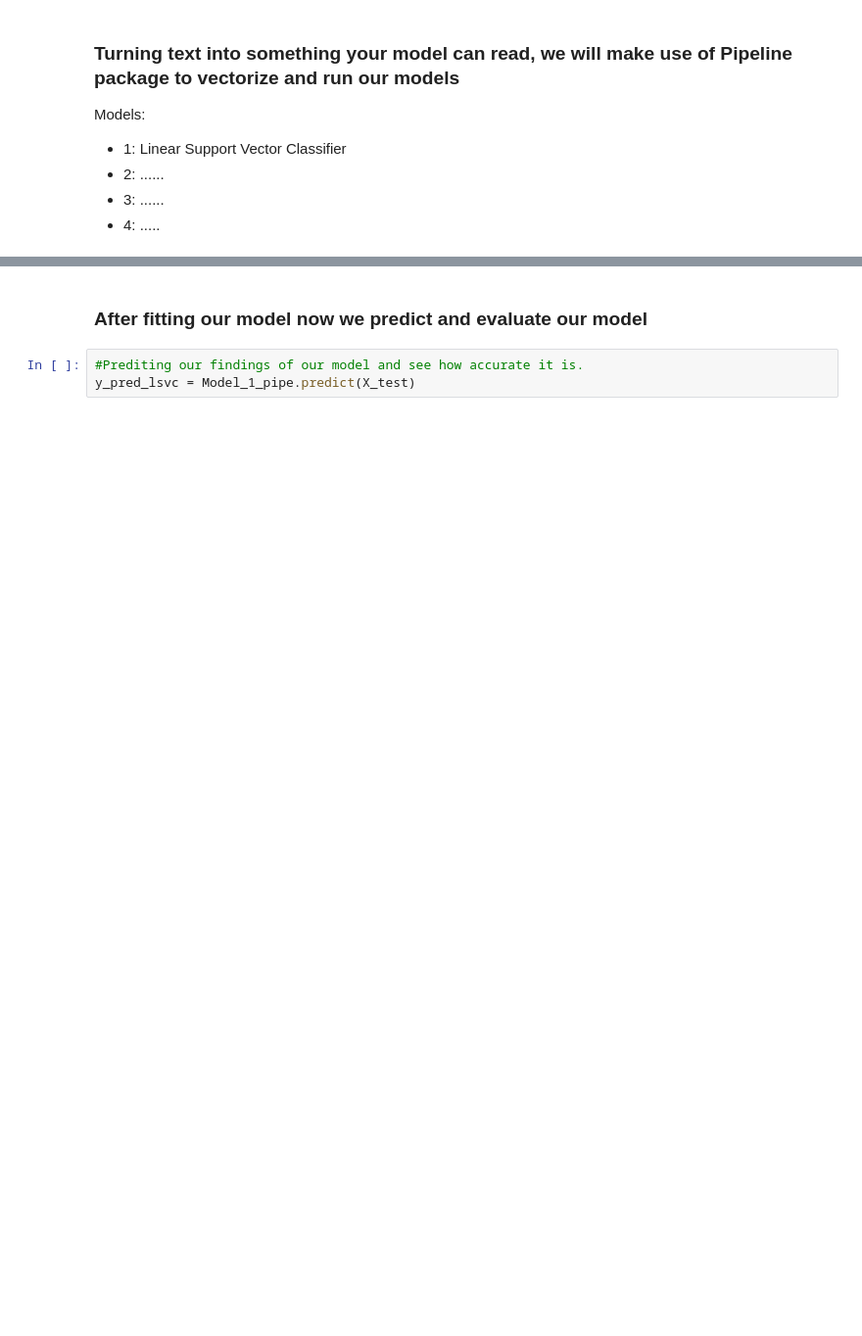
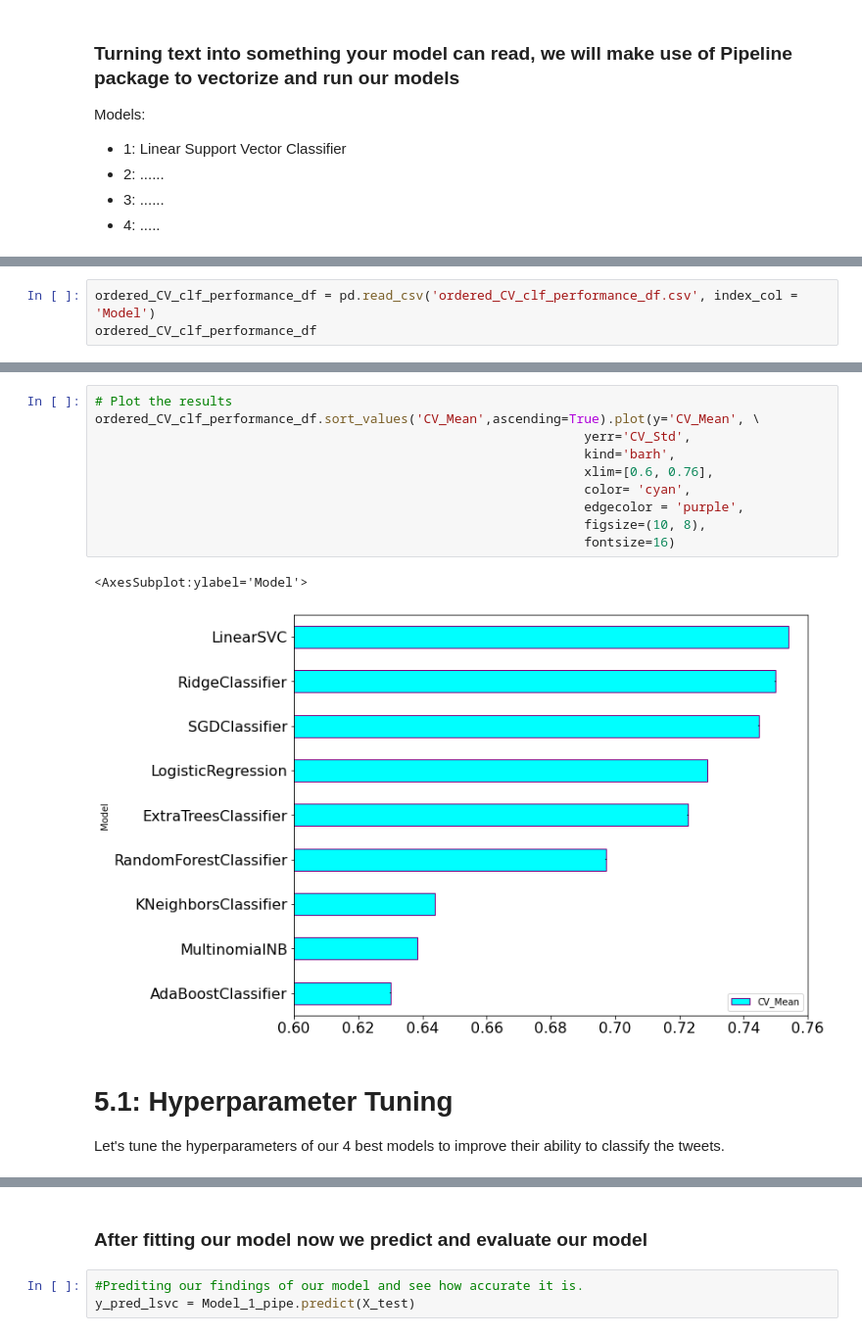
Before and after one commit to Mahlomola-Moses/classification-predict-streamlit-template, a Jupyter notebook: Team_JS_2_Predict.ipynb, the cells around one changed output, grey strips where cells are left out. Shown at 98% size. Saved outputs shown, nothing was run; the diff lists cells and outputs as text; blank space fills up the shorter version.

```diff
--- a/Team_JS_2_Predict.ipynb
+++ b/Team_JS_2_Predict.ipynb
@@ -282,0 +400,3 @@ Models:
+# %%
+ordered_CV_clf_performance_df = pd.read_csv('ordered_CV_clf_performance_df.csv', index_col = 'Model')
+ordered_CV_clf_performance_df
@@ -282,0 +415,18 @@ Models:
+# %%
+# Plot the results
+ordered_CV_clf_performance_df.sort_values('CV_Mean',ascending=True).plot(y='CV_Mean', \
+                                                                yerr='CV_Std',
+                                                                kind='barh',
+                                                                xlim=[0.6, 0.76],
+                                                                color= 'cyan',
+                                                                edgecolor = 'purple',
+                                                                figsize=(10, 8),
+                                                                fontsize=16)
+# %% [output]
+<AxesSubplot:ylabel='Model'>
+[figure, added]
+# %% [markdown]
+# 5.1: Hyperparameter Tuning
+
+
+Let's tune the hyperparameters of our 4 best models to improve their ability to classify the tweets.
```
Also changed, not shown: parts of 61 cells of this notebook.
